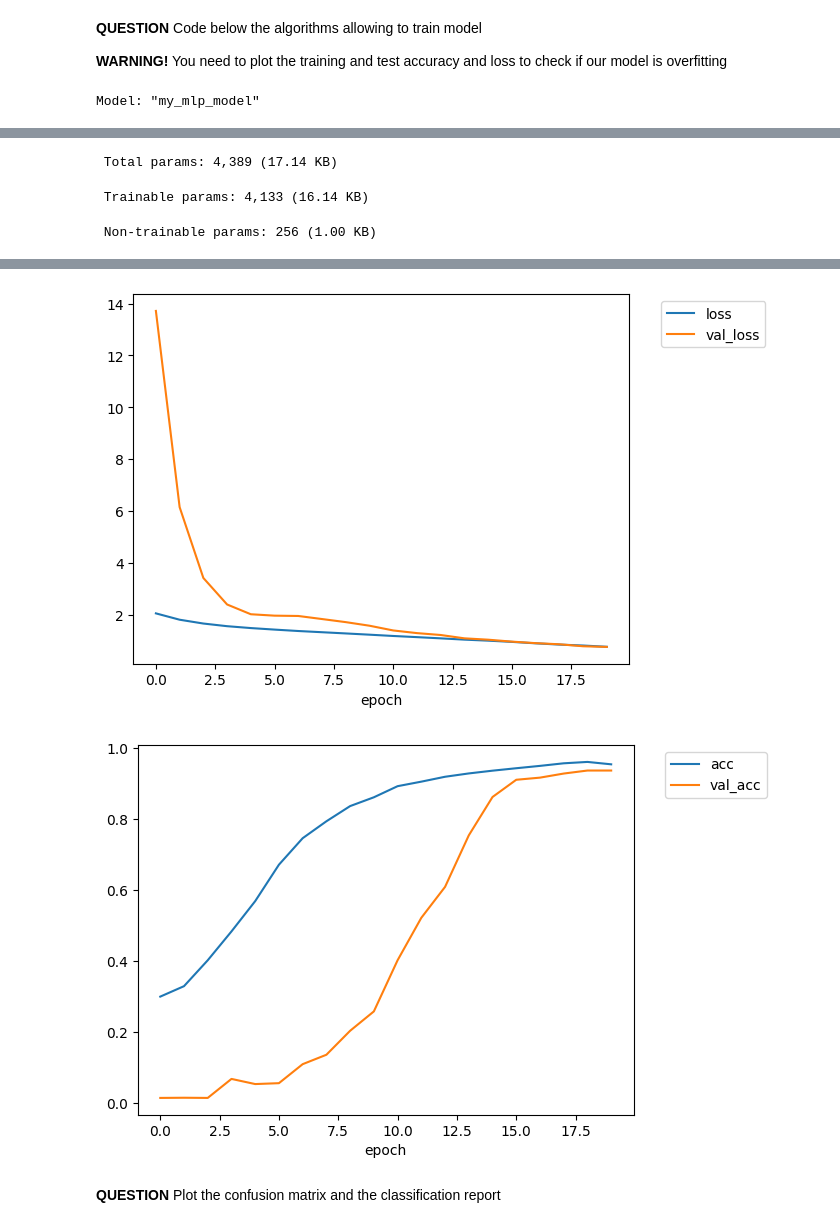
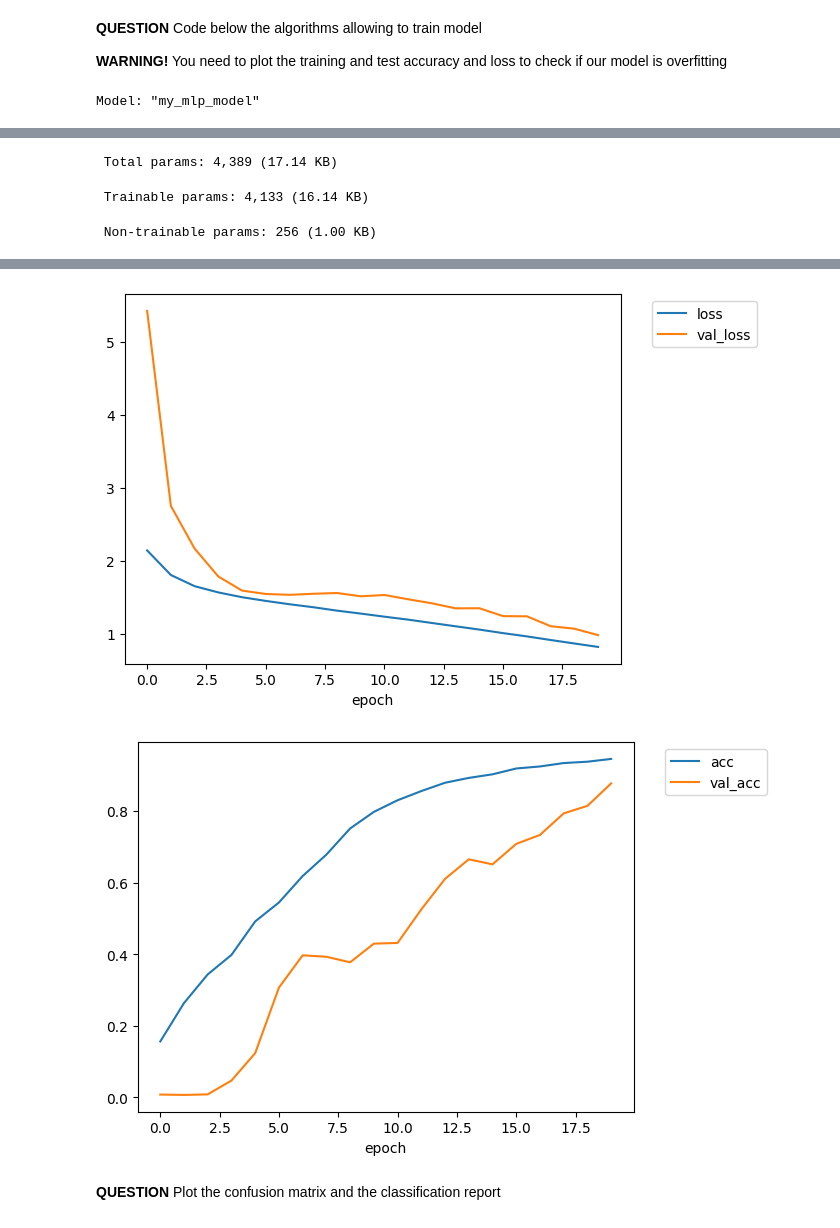
Before and after one commit to samibennane/stm32-embedded-ai-predictive-maintenance, a Jupyter notebook: TP_IA_EMBARQUEE.ipynb, the cells around one changed output, grey strips where cells are left out. Saved outputs shown, nothing was run; the diff lists cells and outputs as text; code cells hidden in the pictures.

```diff
--- a/TP_IA_EMBARQUEE.ipynb
+++ b/TP_IA_EMBARQUEE.ipynb
@@ -243,7 +244,8 @@ In this section, you must build and train a model without rebalancing the datase
 # %%
 new_df = df.copy()
 
-# création label multiclass
+# creation of a multi-class label without RNF that will be the output
+
 new_df['Failure_type'] = 0
 new_df.loc[new_df['TWF'] == 1, 'Failure_type'] = 1
 new_df.loc[new_df['HDF'] == 1, 'Failure_type'] = 2
@@ -252,10 +254,10 @@ new_df.loc[new_df['OSF'] == 1, 'Failure_type'] = 4
 new_df.loc[new_df['RNF'] == 1, 'Failure_type'] = 5
 
 
-new_df = new_df[new_df['Failure_type'] != 5]
+new_df = new_df[new_df['Failure_type'] != 5] #we delete the RNF failures, since its datas are not reliable
+new_df = new_df[~((new_df['Failure_type'] == 0) & (new_df['Machine failure'] == 1))] #we delete lines that assert that a machine has a failure but no specific failure is indicated
 
-# IMPORTANT : réindexer les classes (0→4)
-new_df['Failure_type'] = new_df['Failure_type'].astype(int)
+new_df['Failure_type'] = new_df['Failure_type'].astype(int) #safety to make sure objects are int
 
 print("Distribution sans RNF :", Counter(new_df['Failure_type']))
 
@@ -267,11 +269,11 @@ X = new_df[
      'Torque [Nm]',
      'Tool wear [min]',
      'Type']
-]
+] #inputs
 
-X = pd.get_dummies(X, columns=['Type'])
+X = pd.get_dummies(X, columns=['Type']) #encoding of the input 'Type' since it is a string
 
-y = new_df['Failure_type']
+y = new_df['Failure_type'] #output
 
 
 X_train, X_test, y_train, y_test = train_test_split(
@@ -316,9 +318,8 @@ my_mlp_model = tf.keras.Model(
     name="my_mlp_model"
 )
 
-# ==============================
 # TRAINING
-# ==============================
+
 
 # summary
 my_mlp_model.summary()
@@ -360,6 +361,20 @@ loss_test, acc_test = my_mlp_model.evaluate(
 print("Performance on TRAIN set, ACCURACY=", acc_train)
 print("Performance on TEST set, ACCURACY=", acc_test)
 
+def display_training_curves(training_history):
+  # display loss
+  plt.plot(training_history.history['loss'],label='loss')
+  plt.plot(training_history.history['val_loss'], label='val_loss')
+  plt.xlabel("epoch")
+  plt.legend(bbox_to_anchor=(1.05, 1), loc=2)
+  plt.show()
+  #display accuracy
+  plt.plot(training_history.history['accuracy'],label='acc')
+  plt.plot(training_history.history['val_accuracy'], label='val_acc')
+  plt.xlabel("epoch")
+  plt.legend(bbox_to_anchor=(1.05, 1), loc=2)
+  plt.show()
+
 display_training_curves(training_history)
 # %% [output]
 Model: "my_mlp_model"
@@ -403,5 +418,5 @@ Performance on TEST set, ACCURACY= 0.9374061226844788
-[figure, old version]
+[figure, new version]
-[figure, old version]
+[figure, new version]
 # %% [markdown]
 **QUESTION** Plot the confusion matrix and the classification report
 # %% [markdown]
```
Also changed, not shown: parts of 20 cells of this notebook.
